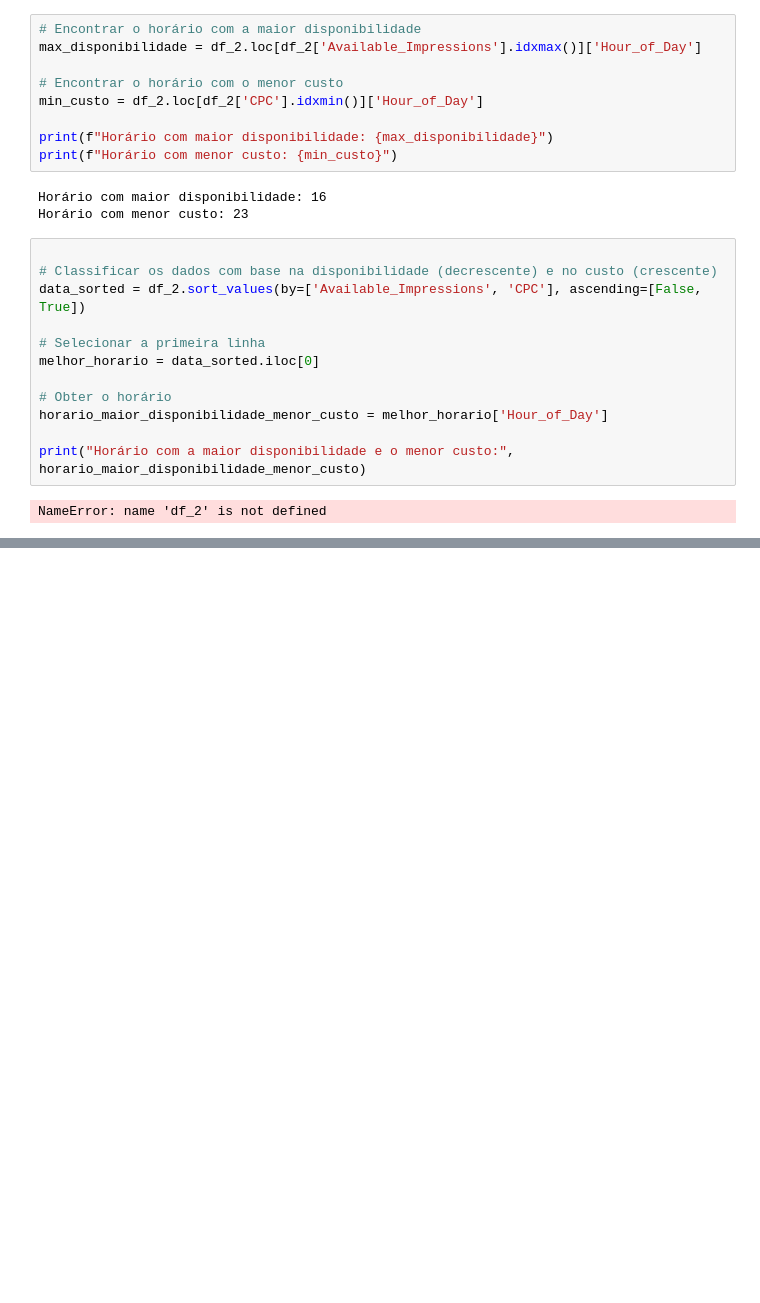
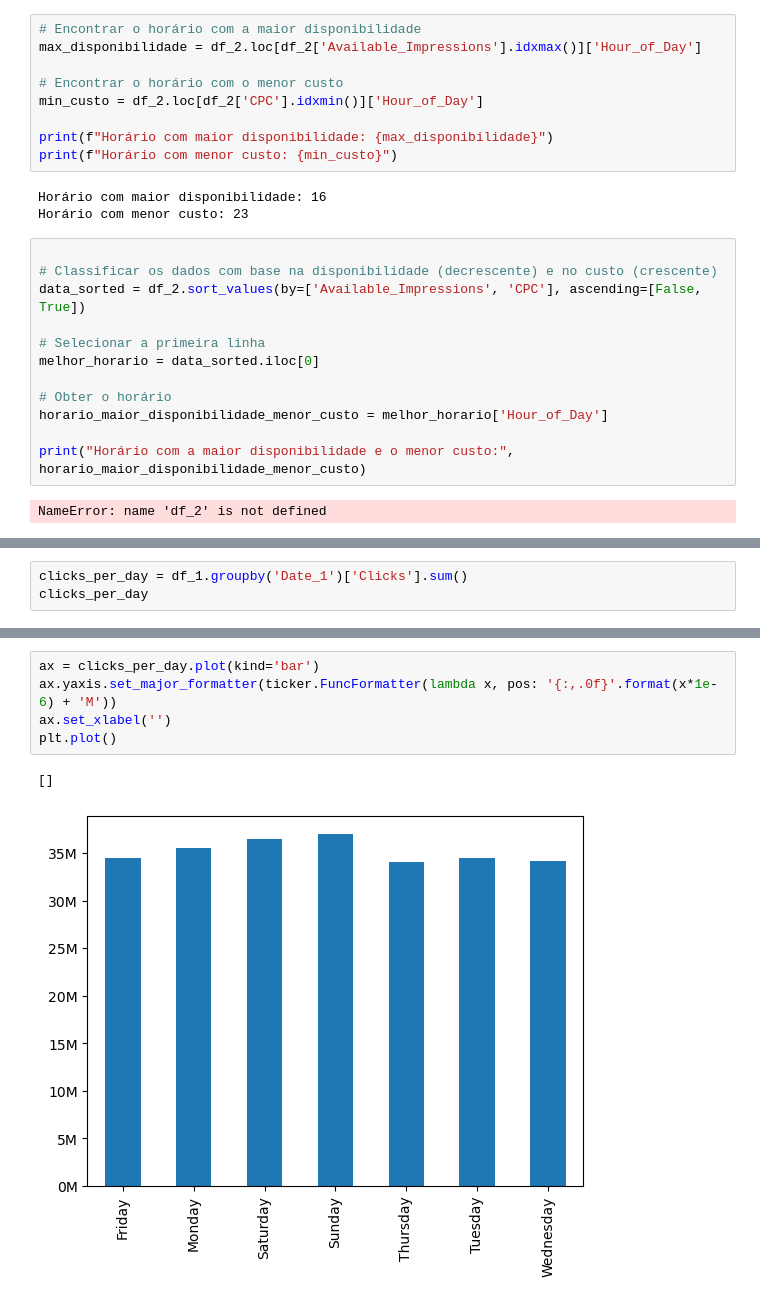
Before and after one commit to Sirius-146/projetoV_ifoodtech, a Jupyter notebook: projeto_ifoodtechV.ipynb, the cells around one changed output, grey strips where cells are left out. Drawn from its saved outputs; the diff is of its cells as text; blank space fills up the shorter version.

```diff
--- a/projeto_ifoodtechV.ipynb
+++ b/projeto_ifoodtechV.ipynb
@@ -764,0 +811,3 @@ NameError: name 'df_2' is not defined
+# %%
+clicks_per_day = df_1.groupby('Date_1')['Clicks'].sum()
+clicks_per_day
@@ -764,0 +824,8 @@ NameError: name 'df_2' is not defined
+# %%
+ax = clicks_per_day.plot(kind='bar')
+ax.yaxis.set_major_formatter(ticker.FuncFormatter(lambda x, pos: '{:,.0f}'.format(x*1e-6) + 'M'))
+ax.set_xlabel('')
+plt.plot()
+# %% [output]
+[]
+[figure, added]
```
Also changed, not shown: parts of 8 cells of this notebook.
